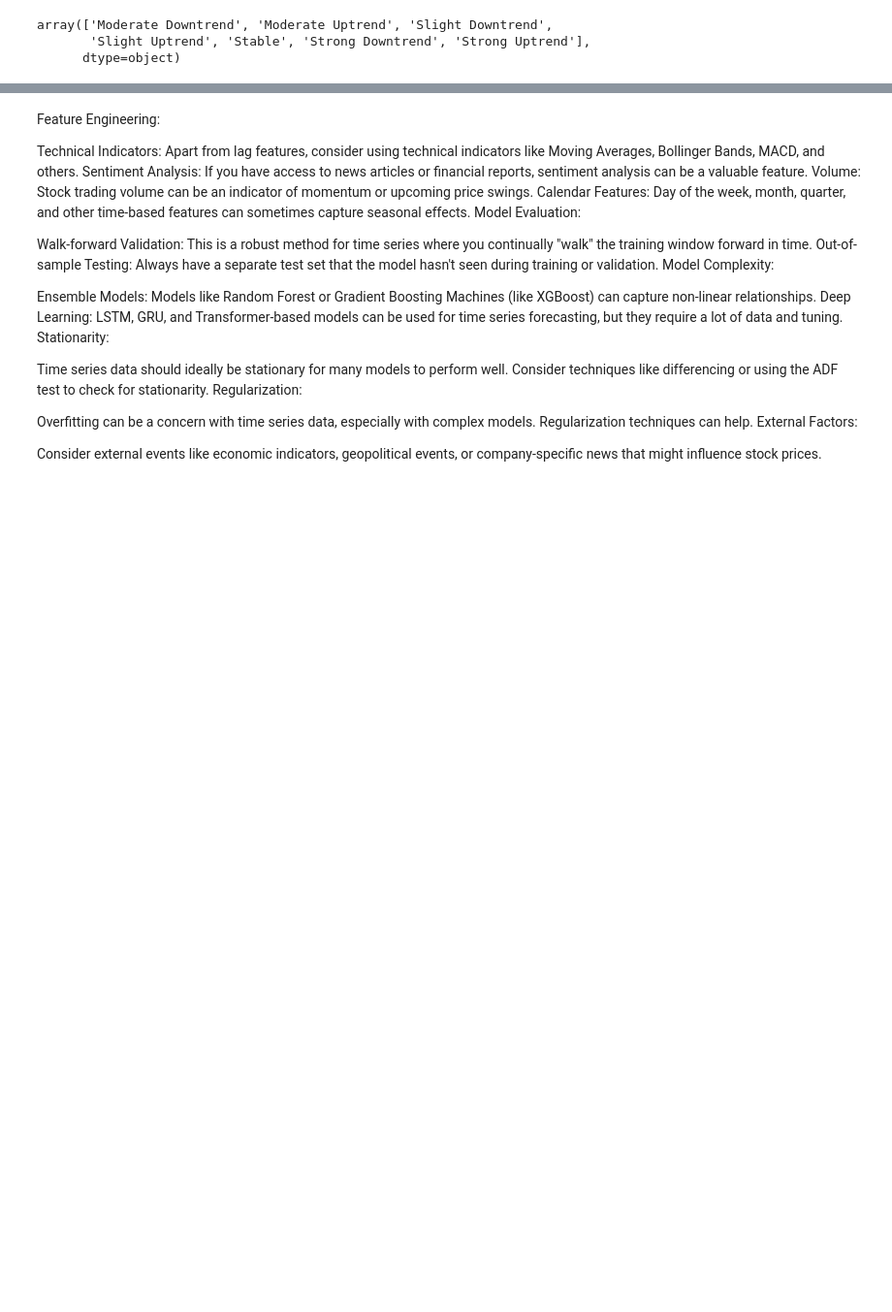
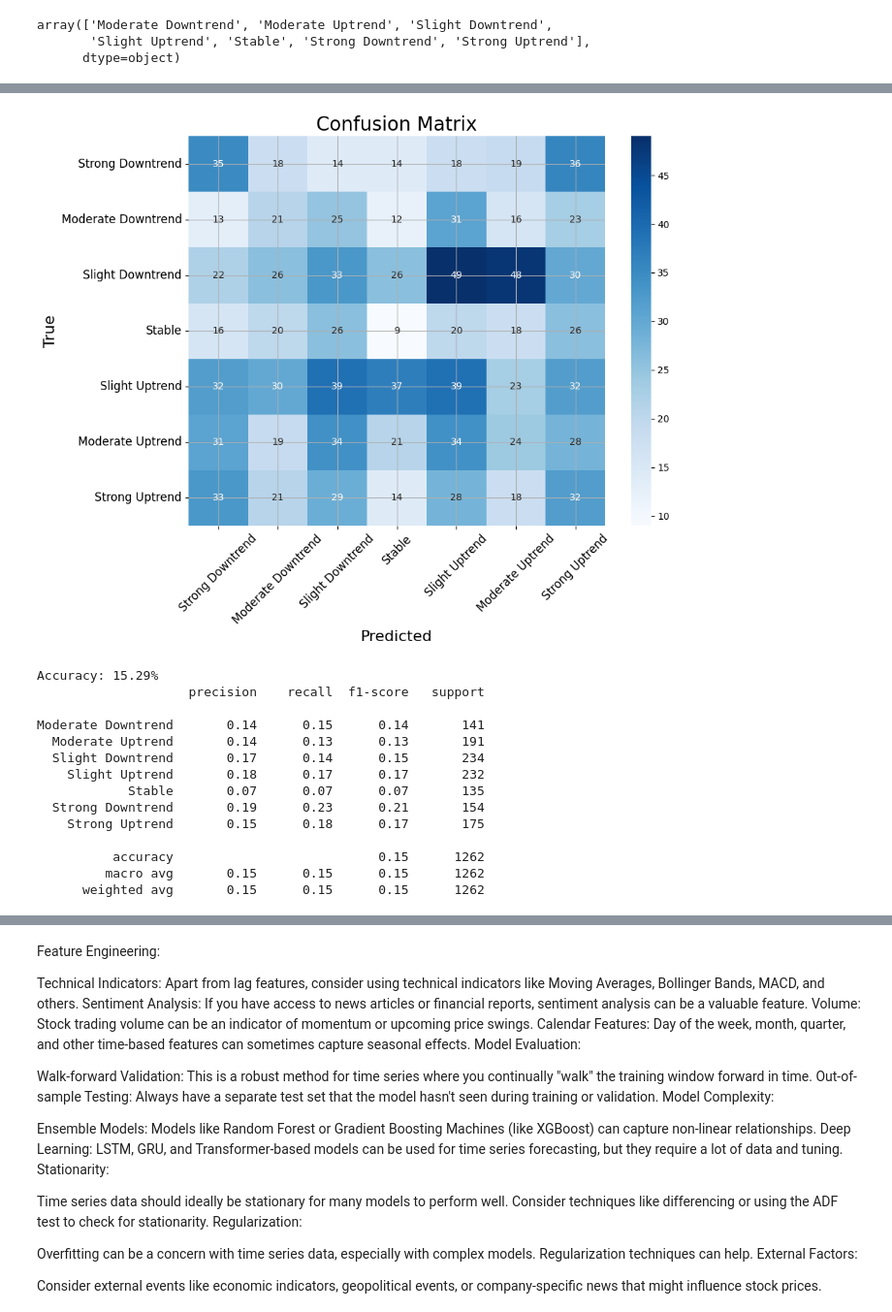
Before and after one commit to howie-zeng/Analyzing-Retail-Sentiment-and-Detecting-Trading-Signals, a Jupyter notebook: Stock_Analysis_Prediction/Stock/time_series_model.ipynb, the cells around one changed output, grey strips where cells are left out. Shown at 97% size. Saved outputs shown, nothing was run; the diff lists cells and outputs as text; code cells hidden in the pictures; blank space fills up the shorter version.

```diff
--- a/Stock_Analysis_Prediction/Stock/time_series_model.ipynb
+++ b/Stock_Analysis_Prediction/Stock/time_series_model.ipynb
@@ -256,0 +215,30 @@ Moderate Downtrend       0.10      0.08      0.09       232
+# %%
+%%time
+stock = 'AAPL'
+apple_df = stock_data[stock].copy()
+apple_df = apple_df[['Date', 'Open', 'High', 'Low', 'Close', 'movement_category']]
+with SuppressFutureWarnings():
+    for i in range(1, 11):  # for 10 days lag
+        apple_df[f'lag_{i}'] = apple_df['Close'].shift(i)
+
+    apple_df = apple_df.dropna()
+    X = apple_df.drop(['Date', 'Open', 'High', 'Low', 'Close', 'movement_category'], axis=1)
+    y = apple_df['Close']
+
+    window_size = 2000
+    predictions = []
+    true_values = []
+
+    for start in tqdm(range(0, len(apple_df) - window_size), desc="Processing"):
+        end = start + window_size
+
+        X_train, X_test = X.iloc[start:end], X.iloc[end:end+1]
+        y_train, y_test = y.iloc[start:end], y.iloc[end:end+1]
+
+        model = xgb.XGBRegressor(objective='reg:squarederror', n_jobs=-1)
+        model.fit(X_train, y_train)
+
+        y_pred = model.predict(X_test)
+
+        predictions.append(y_pred[0])
+        true_values.append(y_test.iloc[0])
@@ -256,0 +247,21 @@ Moderate Downtrend       0.10      0.08      0.09       232
+# %%
+labels_order = ['Strong Downtrend', 'Moderate Downtrend', 'Slight Downtrend', 'Stable', 'Slight Uptrend', 'Moderate Uptrend', 'Strong Uptrend']
+apple_df = helper.post_process(apple_df, predictions, window_size)
+helper.plot_confusion_matrix(apple_df['movement_category'][window_size:], apple_df['predicted_movement_category'][window_size:], labels_order)
+helper.plot_predictions(apple_df, apple_df['predicted_movement_category'][window_size:], window_size, stock)
+# %% [output]
+[figure, added]
+Accuracy: 15.29%
+                    precision    recall  f1-score   support
+
+Moderate Downtrend       0.14      0.15      0.14       141
+  Moderate Uptrend       0.14      0.13      0.13       191
+  Slight Downtrend       0.17      0.14      0.15       234
+    Slight Uptrend       0.18      0.17      0.17       232
+            Stable       0.07      0.07      0.07       135
+  Strong Downtrend       0.19      0.23      0.21       154
+    Strong Uptrend       0.15      0.18      0.17       175
+
+          accuracy                           0.15      1262
+         macro avg       0.15      0.15      0.15      1262
+      weighted avg       0.15      0.15      0.15      1262
```
Also changed, not shown: parts of 15 cells of this notebook, 3 other files.
